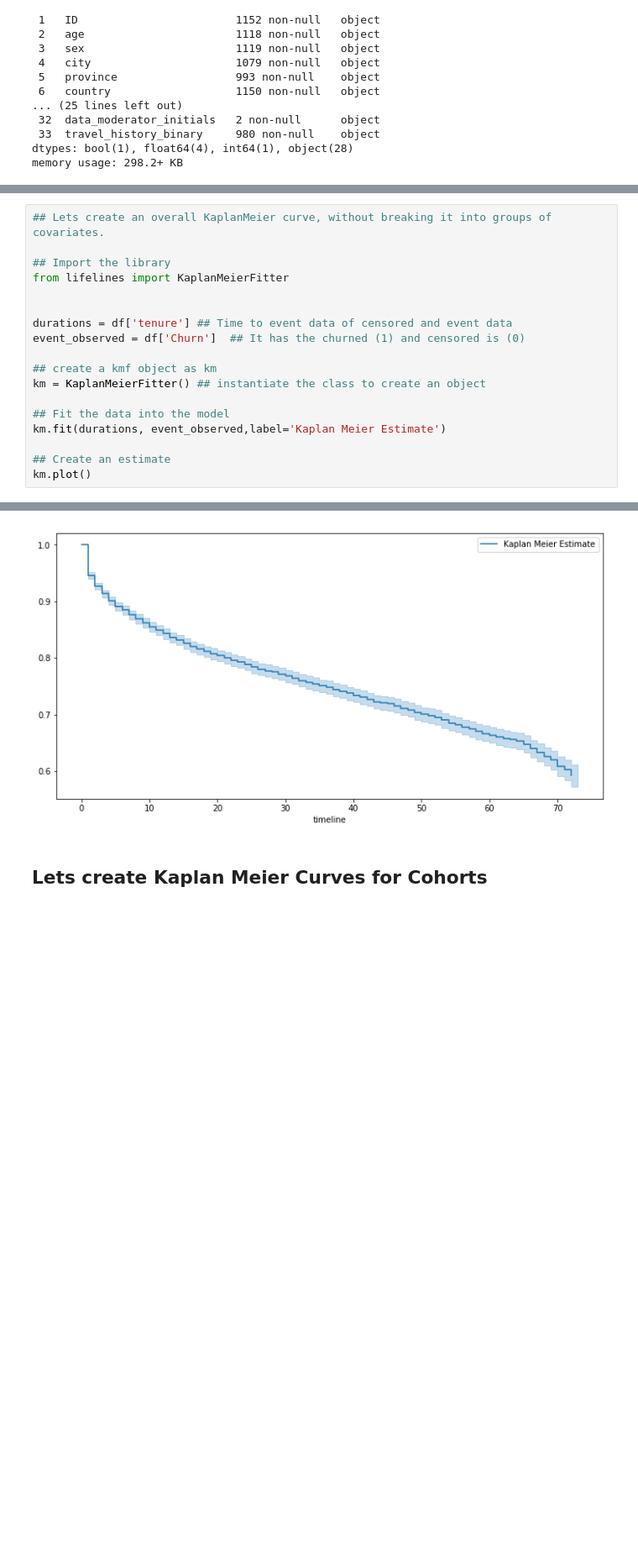
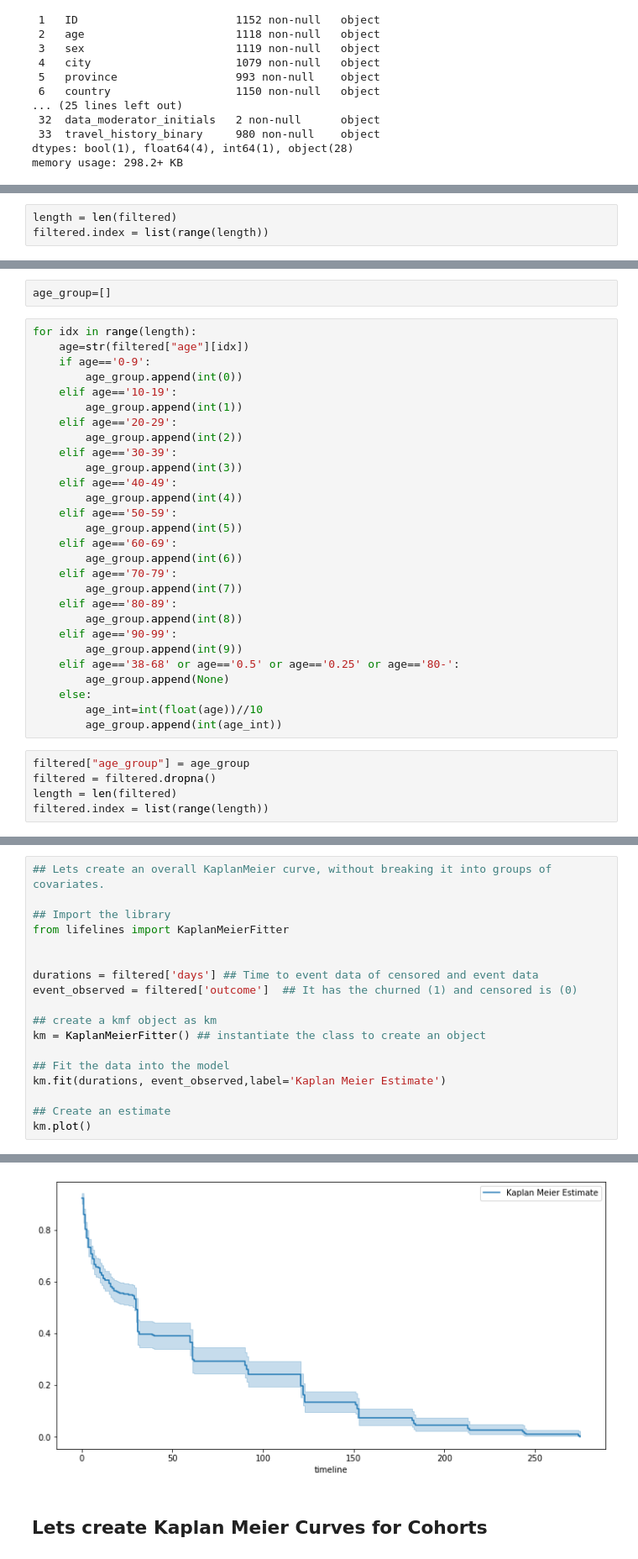
Before and after one commit to programmer-ethan/Capstone_Covid19, a Jupyter notebook: src_v4.ipynb, the cells around one changed output, grey strips where cells are left out. Shown: that part at 84% size. Saved outputs shown, nothing was run; the diff lists cells and outputs as text; blank space fills up the shorter version.

```diff
--- a/src_v4.ipynb
+++ b/src_v4.ipynb
@@ -134,0 +202,3 @@ Name: PaymentMethod, dtype: int64
+# %%
+length = len(filtered)
+filtered.index = list(range(length))
@@ -134,0 +209,35 @@ Name: PaymentMethod, dtype: int64
+# %%
+age_group=[]
+# %%
+for idx in range(length):
+    age=str(filtered["age"][idx])
+    if age=='0-9':
+        age_group.append(int(0))
+    elif age=='10-19':
+        age_group.append(int(1))
+    elif age=='20-29':
+        age_group.append(int(2))
+    elif age=='30-39':
+        age_group.append(int(3))
+    elif age=='40-49':
+        age_group.append(int(4))
+    elif age=='50-59':
+        age_group.append(int(5))
+    elif age=='60-69':
+        age_group.append(int(6))
+    elif age=='70-79':
+        age_group.append(int(7))
+    elif age=='80-89':
+        age_group.append(int(8))
+    elif age=='90-99':
+        age_group.append(int(9))
+    elif age=='38-68' or age=='0.5' or age=='0.25' or age=='80-':
+        age_group.append(None)
+    else:
+        age_int=int(float(age))//10
+        age_group.append(int(age_int))
+# %%
+filtered["age_group"] = age_group
+filtered = filtered.dropna()
+length = len(filtered)
+filtered.index = list(range(length))
@@ -139,8 +279,8 @@ Name: PaymentMethod, dtype: int64
 from lifelines import KaplanMeierFitter
 
 
-durations = df['tenure'] ## Time to event data of censored and event data
-event_observed = df['Churn']  ## It has the churned (1) and censored is (0)
+durations = filtered['days'] ## Time to event data of censored and event data
+event_observed = filtered['outcome']  ## It has the churned (1) and censored is (0)
 
 ## create a kmf object as km
 km = KaplanMeierFitter() ## instantiate the class to create an object
@@ -155,3 +295,3 @@ km.plot()
-[figure, old version]
+[figure, new version]
 # %% [markdown]
 ## Lets create Kaplan Meier Curves for Cohorts
```
Also changed, not shown: parts of 29 cells of this notebook, 1 other file.
